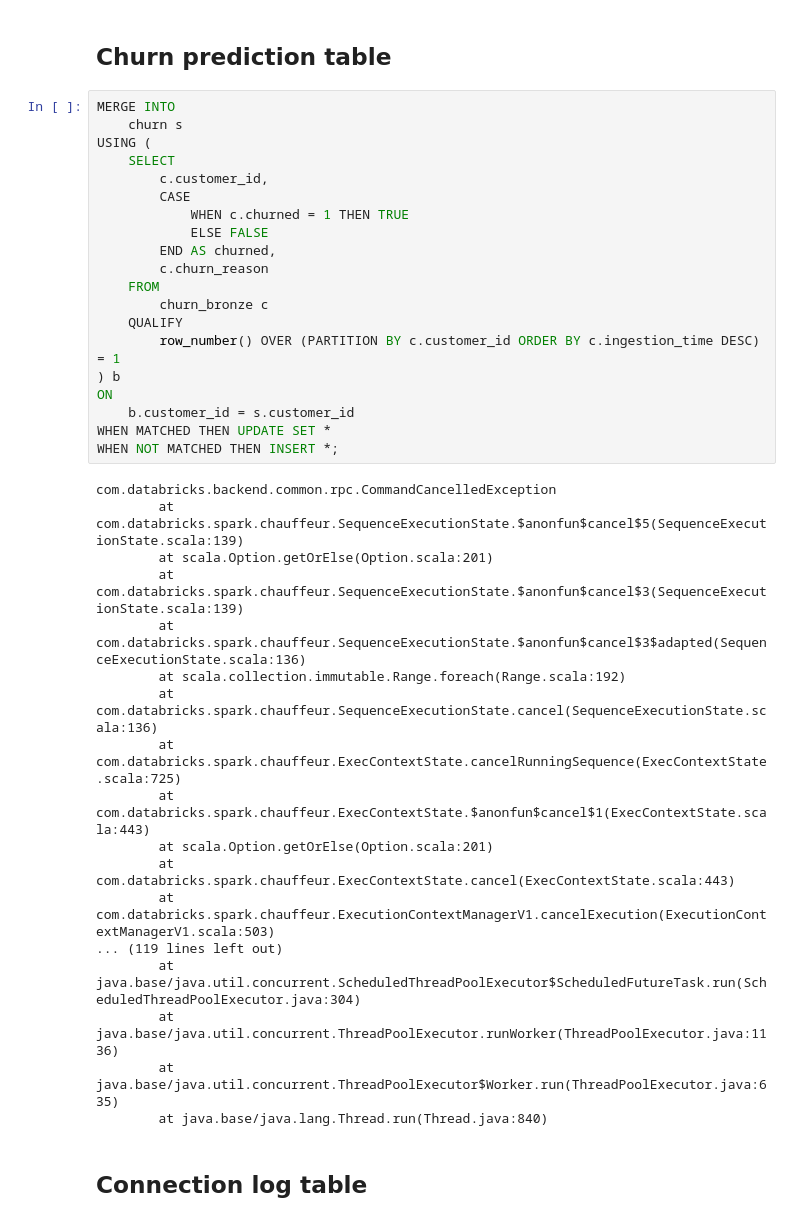
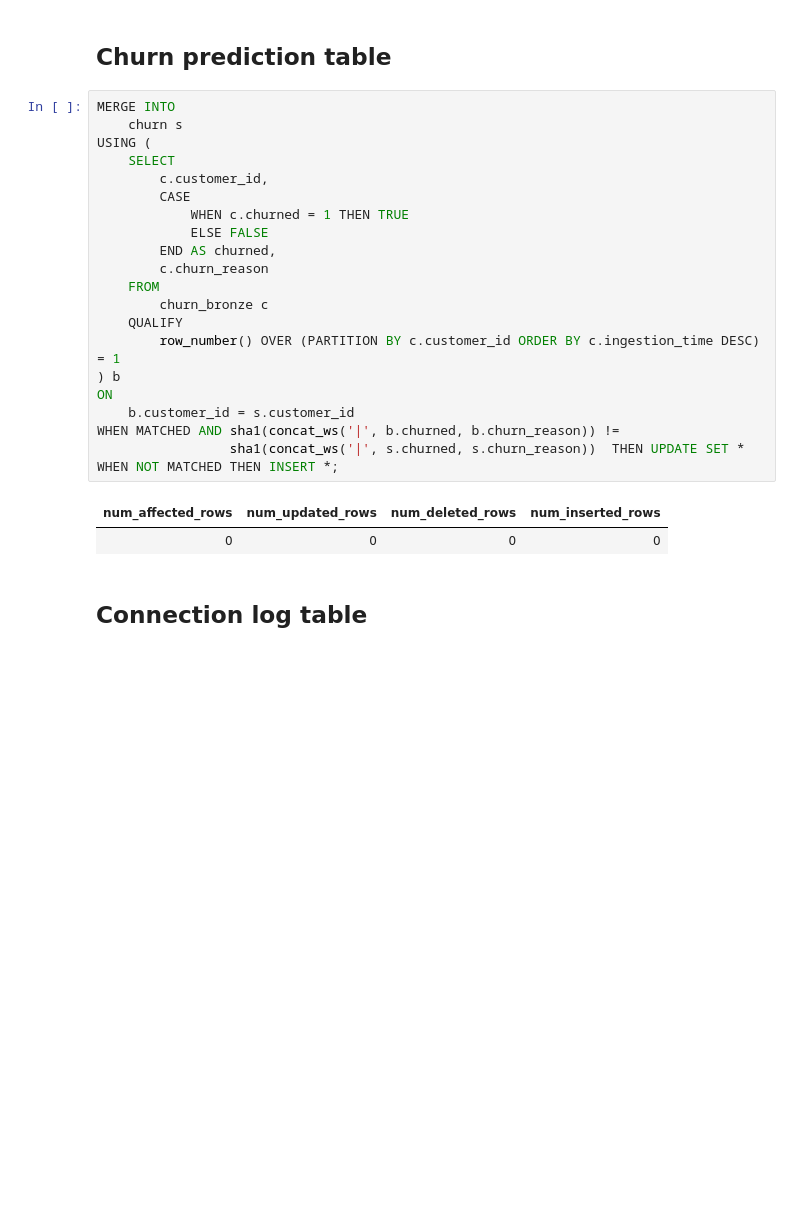
Before and after one commit to nimer03/databricks_demo, a Jupyter notebook: notebooks/customer_service_silver.ipynb, the cells around one changed output. Saved outputs shown, nothing was run; the diff lists cells and outputs as text; blank space fills up the shorter version.

```diff
--- a/notebooks/customer_service_silver.ipynb
+++ b/notebooks/customer_service_silver.ipynb
@@ -401,41 +492,27 @@ WHEN MATCHED THEN UPDATE SET c.plz = n.plz, c.city = n.city, c.zone = n.zone;
 # %%
 MERGE INTO
     churn s
 USING (
     SELECT
         c.customer_id,
         CASE
             WHEN c.churned = 1 THEN TRUE
             ELSE FALSE
         END AS churned,
         c.churn_reason
     FROM
         churn_bronze c
     QUALIFY
         row_number() OVER (PARTITION BY c.customer_id ORDER BY c.ingestion_time DESC) = 1
 ) b
 ON
     b.customer_id = s.customer_id
-WHEN MATCHED THEN UPDATE SET *
+WHEN MATCHED AND sha1(concat_ws('|', b.churned, b.churn_reason)) !=
+                 sha1(concat_ws('|', s.churned, s.churn_reason))  THEN UPDATE SET *
 WHEN NOT MATCHED THEN INSERT *;
 # %% [output]
-com.databricks.backend.common.rpc.CommandCancelledException
-        at com.databricks.spark.chauffeur.SequenceExecutionState.$anonfun$cancel$5(SequenceExecutionState.scala:139)
-        at scala.Option.getOrElse(Option.scala:201)
-        at com.databricks.spark.chauffeur.SequenceExecutionState.$anonfun$cancel$3(SequenceExecutionState.scala:139)
-        at com.databricks.spark.chauffeur.SequenceExecutionState.$anonfun$cancel$3$adapted(SequenceExecutionState.scala:136)
-        at scala.collection.immutable.Range.foreach(Range.scala:192)
-        at com.databricks.spark.chauffeur.SequenceExecutionState.cancel(SequenceExecutionState.scala:136)
-        at com.databricks.spark.chauffeur.ExecContextState.cancelRunningSequence(ExecContextState.scala:725)
-        at com.databricks.spark.chauffeur.ExecContextState.$anonfun$cancel$1(ExecContextState.scala:443)
-        at scala.Option.getOrElse(Option.scala:201)
-        at com.databricks.spark.chauffeur.ExecContextState.cancel(ExecContextState.scala:443)
-        at com.databricks.spark.chauffeur.ExecutionContextManagerV1.cancelExecution(ExecutionContextManagerV1.scala:503)
-... (119 lines left out)
-        at java.base/java.util.concurrent.ScheduledThreadPoolExecutor$ScheduledFutureTask.run(ScheduledThreadPoolExecutor.java:304)
-        at java.base/java.util.concurrent.ThreadPoolExecutor.runWorker(ThreadPoolExecutor.java:1136)
-        at java.base/java.util.concurrent.ThreadPoolExecutor$Worker.run(ThreadPoolExecutor.java:635)
-        at java.base/java.lang.Thread.run(Thread.java:840)
+| num_affected_rows | num_updated_rows | num_deleted_rows | num_inserted_rows |
+| 0 | 0 | 0 | 0 |
 # %% [markdown]
 ## Connection log table
 # %%
```
Also changed, not shown: parts of 12 cells of this notebook, 2 other files.
